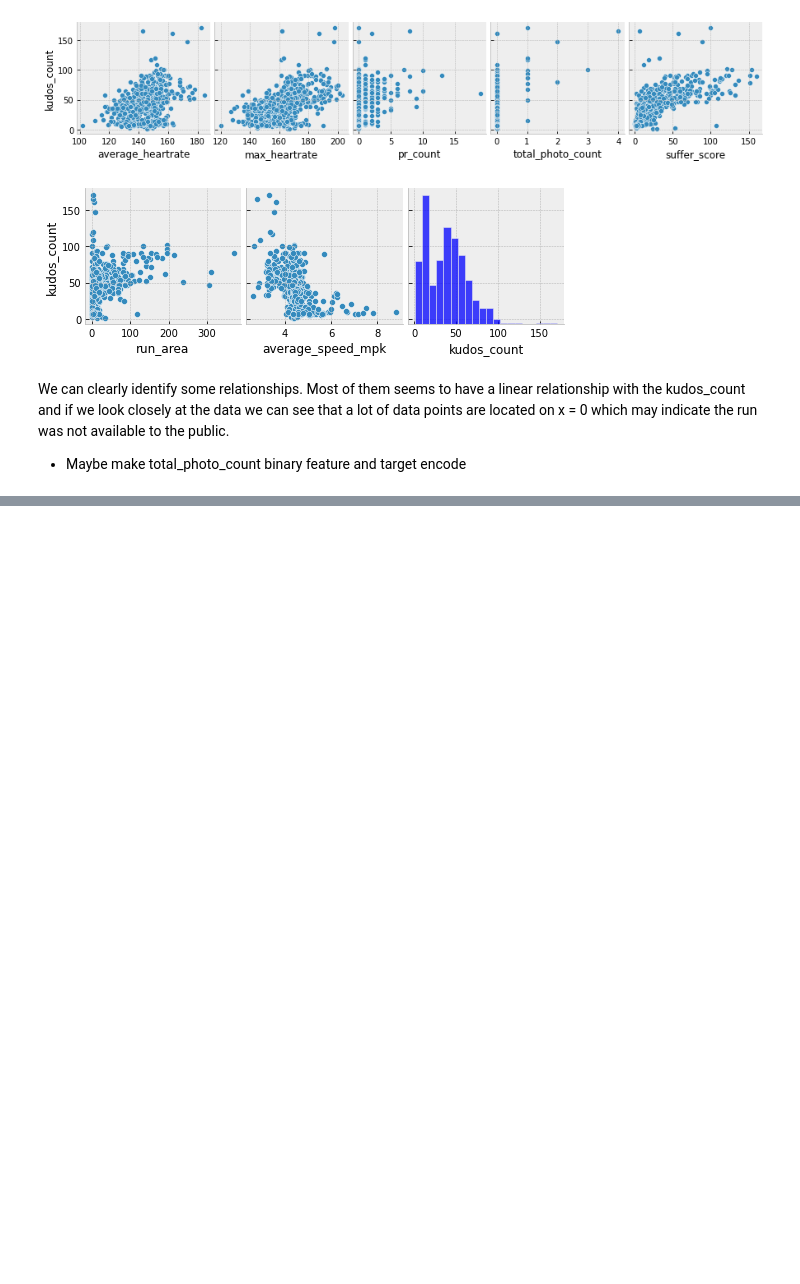
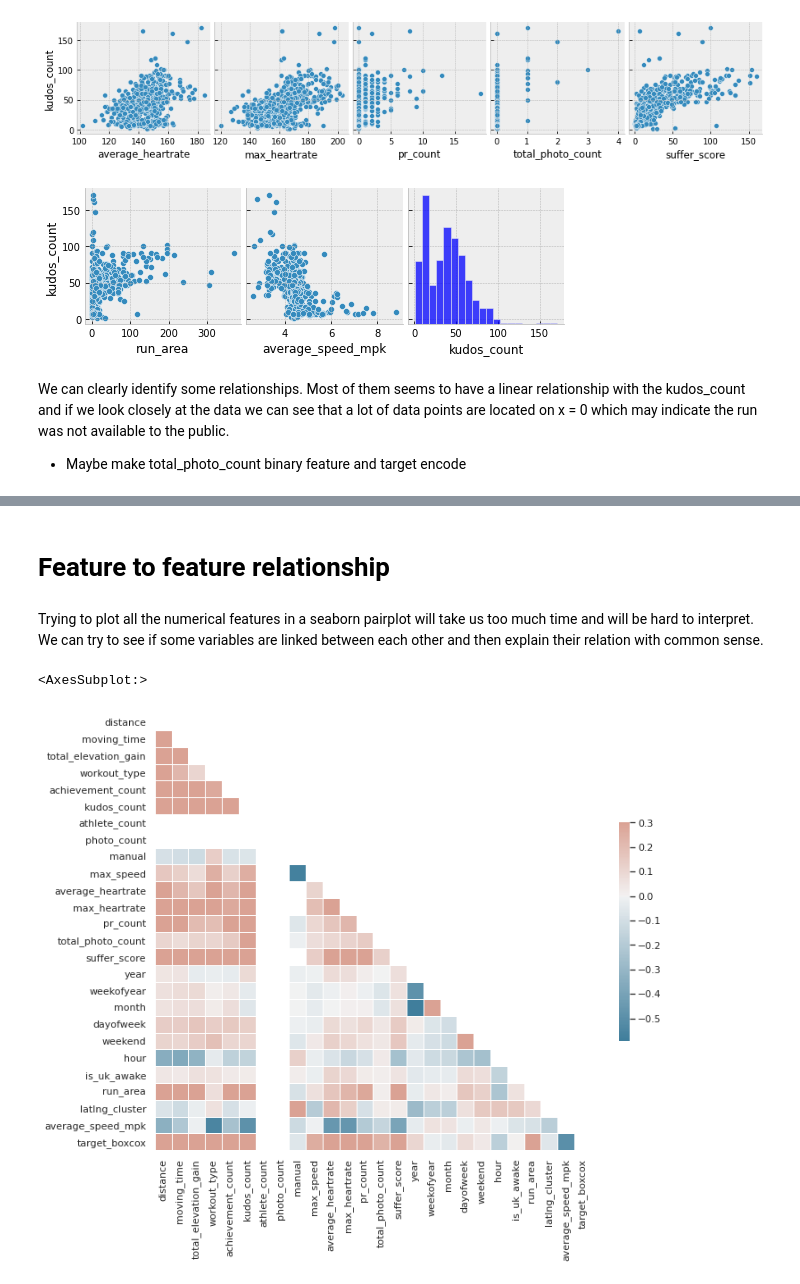
Before and after one commit to jackmleitch/StravaKudos, a Jupyter notebook: notebooks/EDA.ipynb, the cells around one changed output, grey strips where cells are left out. Saved outputs shown, nothing was run; the diff lists cells and outputs as text; code cells hidden in the pictures; blank space fills up the shorter version.

```diff
--- a/notebooks/EDA.ipynb
+++ b/notebooks/EDA.ipynb
@@ -285,0 +324,20 @@ We can clearly identify some relationships. Most of them seems to have a linear
+# %% [markdown]
+# Feature to feature relationship
+# %% [markdown]
+Trying to plot all the numerical features in a seaborn pairplot will take us too much time and will be hard to interpret. We can try to see if some variables are linked between each other and then explain their relation with common sense.
+# %%
+sns.set_theme(style="white")
+# Compute the correlation matrix
+corr = data.corr()
+# Generate a mask for the upper triangle
+mask = np.triu(np.ones_like(corr, dtype=bool))
+# Set up the matplotlib figure
+f, ax = plt.subplots(figsize=(11, 9))
+# Generate a custom diverging colormap
+cmap = sns.diverging_palette(230, 20, as_cmap=True)
+# Draw the heatmap with the mask and correct aspect ratio
+sns.heatmap(corr, mask=mask, cmap=cmap, vmax=.3, center=0,
+            square=True, linewidths=.5, cbar_kws={"shrink": .5})
+# %% [output]
+<AxesSubplot:>
+[figure, added]
```
Also changed, not shown: parts of 12 cells of this notebook, 7 other files.
